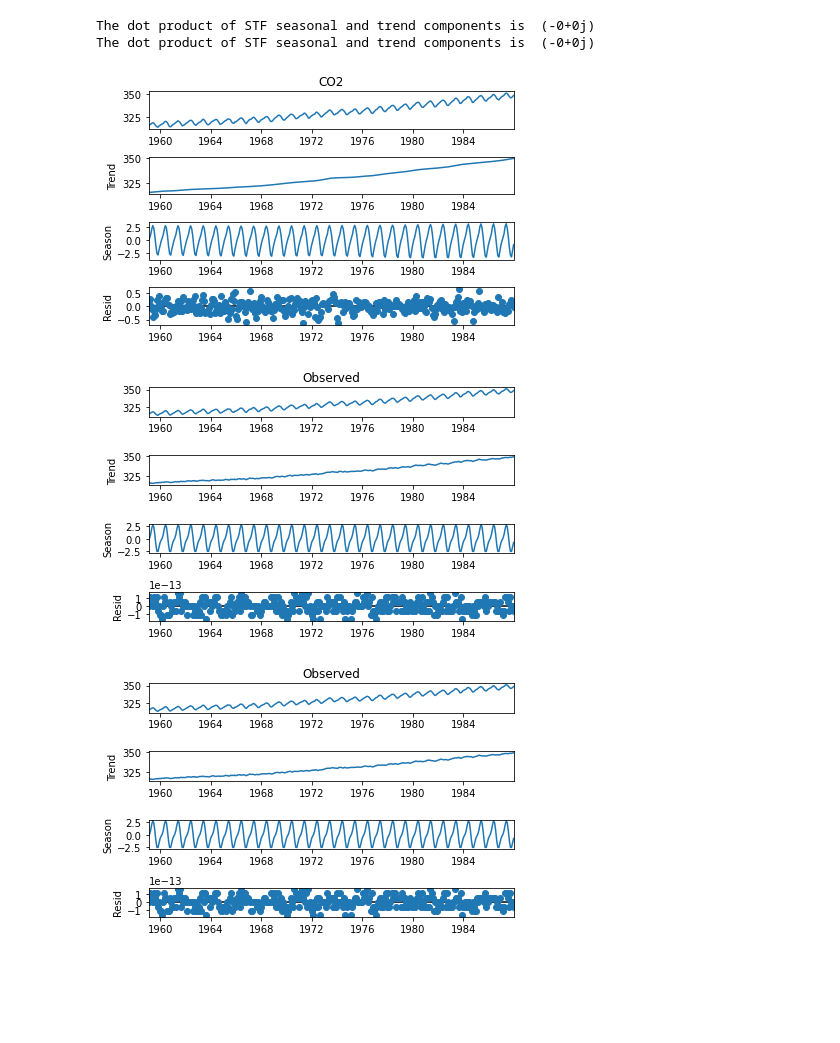
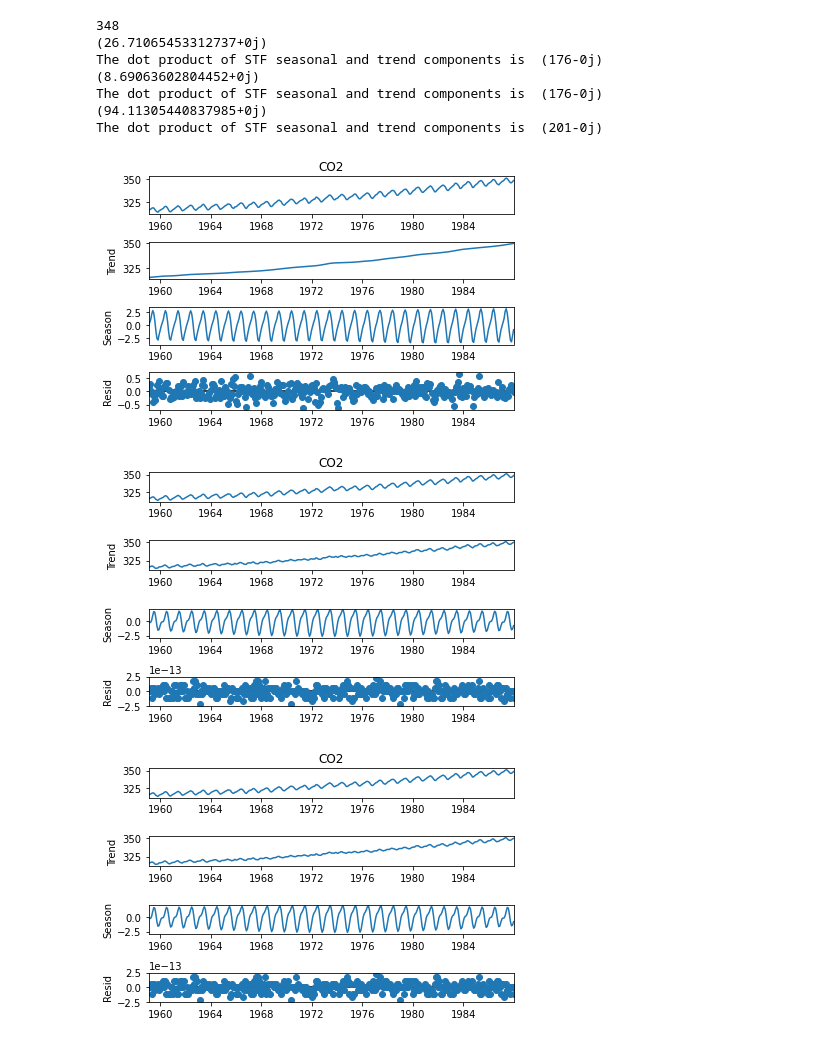
Before and after one commit to thodson-usgs/stf-decomposition, a Jupyter notebook: notebooks/02_stf_vs_stl.ipynb, the cells around one changed output. Saved outputs shown, nothing was run; the diff lists cells and outputs as text; code cells hidden in the pictures; blank space fills up the shorter version.

Commit message:
Test reflecting signal

```diff
--- a/notebooks/02_stf_vs_stl.ipynb
+++ b/notebooks/02_stf_vs_stl.ipynb
@@ -27,22 +27,28 @@ class STF:
         t = np.array(self.data.index)
 
         f = np.array(self.data.squeeze())
+        #print(f[-1])
+        half = np.floor(len(t)/2)
+        reflected = np.append(np.flip(f), f)
+        reflected = np.append(reflected, np.flip(f))
 
-        self.observed = pd.Series(f, self.data.index)
+        self.observed = pd.Series(self.data.squeeze(), self.data.index)
 
 
-        n = len(t)
+        n = len(reflected)
         #Compute FFT
-        fhat = np.fft.fft(f, n)
+        fhat = np.fft.fft(reflected, n)
         # Power Spectrum
         PSD = fhat * np.conj(fhat) / n
 
         if self.window == "tukey":
-            window = signal.tukey(len(f))
+            window = signal.tukey(len(reflected))
         else:
-            window = get_window(self.window, len(f))
+            window = get_window(self.window, len(reflected))
 
         PSD = PSD*window
+
+
         # X axis of freqs
         freq = (1 / (dt*n)) * np.arange(n)
 
@@ -53,7 +59,9 @@ class STF:
         # Use the PSD to filter out noise
         # Filter out freqs with low power
         peaks = int(np.quantile(PSD, self.cutoff))
+        print(np.quantile(PSD, self.cutoff))
         indices = PSD < peaks
+        #indices = indices[int(half):(n + int(half))]
 
         # Zero out small Fourier coefs
         fhat_clean = indices * fhat
@@ -65,6 +73,8 @@ class STF:
         fhat_seasonal = indices_seasonal * fhat
         ffilt_seasonal = np.fft.ifft(fhat_seasonal)
 
+        ffilt = ffilt[len(f): (len(f)*2)]
+        ffilt_seasonal = ffilt_seasonal[len(f): len(f)*2]
 
         trend = pd.Series(ffilt.real, self.data.index, name='trend')
 
@@ -105,22 +136,30 @@ The dot product of STF seasonal and trend components is  (-0+0j)
 # %%
 co2 =pd.read_csv('../data/co2.csv', index_col='date', parse_dates=True, squeeze=True)
 
 stl = STL(co2, seasonal=13)
 res = stl.fit()
 fig = res.plot()
 
 
-co2 = pd.DataFrame(co2)
-stf = STF(co2, "hanning", .99, 1)
+stf = STF(co2, "hanning", .9955, period = 365)
 res = stf.fit()
 fig = res.plot()
 
-stf = STF(co2, "hanning", .99, 365)
+stf = STF(co2, "blackman", .993, period = 365)
 res = stf.fit()
 fig = res.plot()
+
+stf = STF(co2, "tukey", .995, period = 365)
+res = stf.fit()
+fig = res.plot()
 # %% [output]
-The dot product of STF seasonal and trend components is  (-0+0j)
-The dot product of STF seasonal and trend components is  (-0+0j)
+348
+(26.71065453312737+0j)
+The dot product of STF seasonal and trend components is  (176-0j)
+(8.69063602804452+0j)
+The dot product of STF seasonal and trend components is  (176-0j)
+(94.11305440837985+0j)
+The dot product of STF seasonal and trend components is  (201-0j)
 [figure]
-[figure, old version]
+[figure, new version]
-[figure, old version]
+[figure, new version]
```
Also changed, not shown: parts of 4 cells of this notebook.
